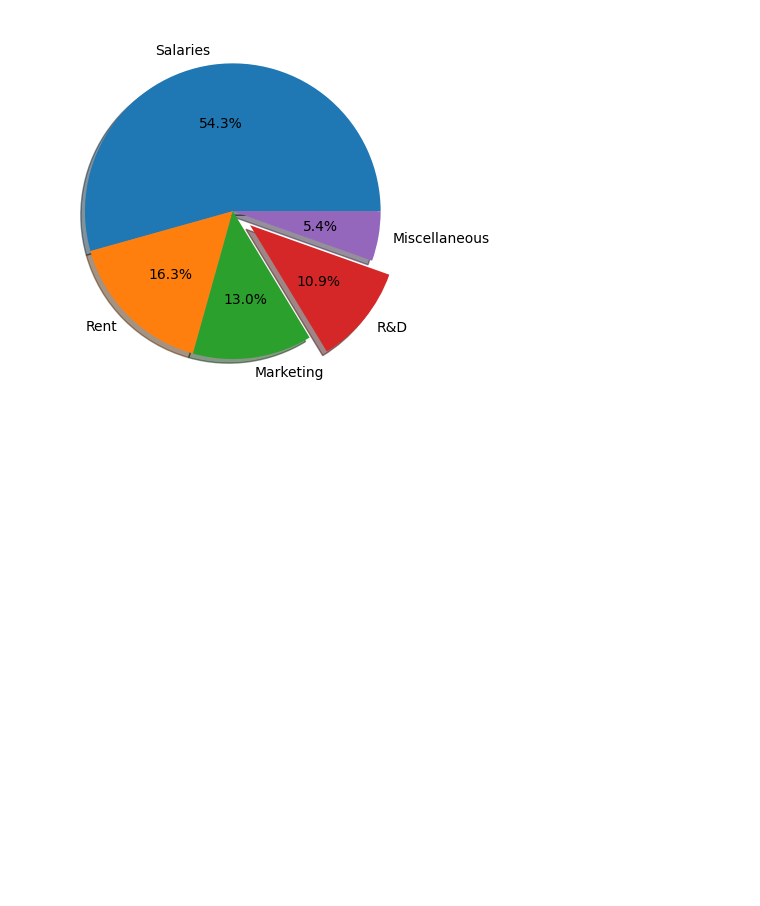
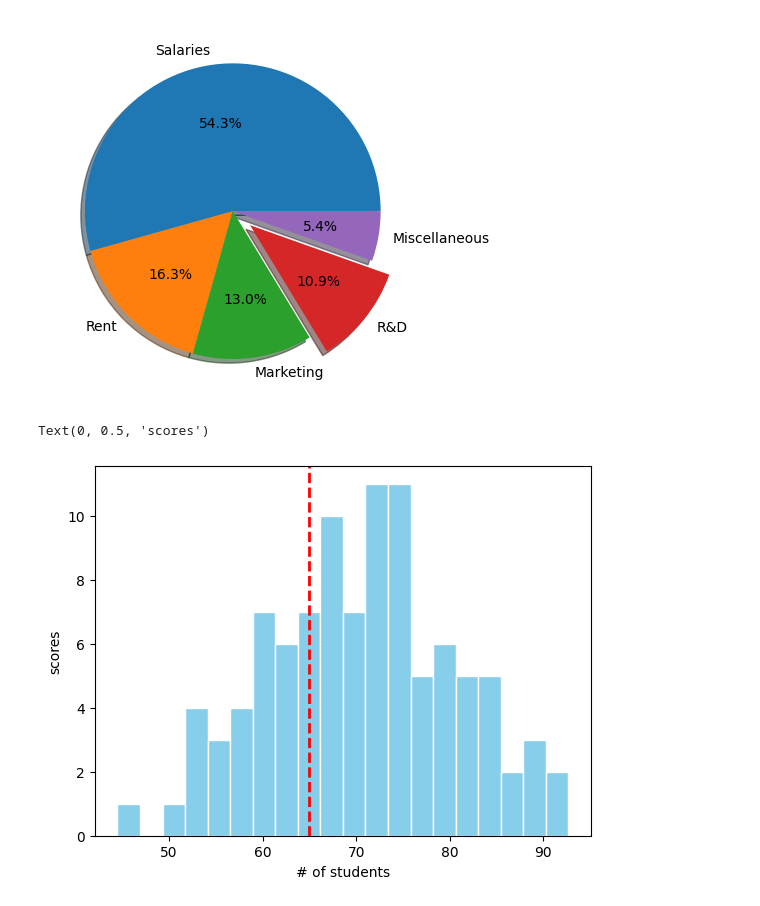
Before and after one commit to ToushifAlam/Prime-AI-ML-, a Jupyter notebook: Lectures/Data/matplotlib_tutorial.ipynb, the cells around one changed output. Saved outputs shown, nothing was run; the diff lists cells and outputs as text; code cells hidden in the pictures; blank space fills up the shorter version.

Commit message:
Data Visualization Part 2

```diff
--- a/Lectures/Data/matplotlib_tutorial.ipynb
+++ b/Lectures/Data/matplotlib_tutorial.ipynb
@@ -128,3 +128,25 @@ plt.pie(amounts, labels=expenses, autopct="%1.1f%%", explode=explode, shadow=Tru
   Text(0.5817833896915942, -0.47331605453328823, '10.9%'),
   Text(0.5912756833219354, -0.10194638940236392, '5.4%')])
 [figure]
+# %%
+# Histogram
+
+import numpy as np
+import matplotlib.pyplot as plt
+
+np.random.seed(0)
+scores = np.random.normal(70, 10, 100) # normal distribution
+
+plt.hist(scores, color="skyblue", edgecolor="white", bins=20)
+plt.axvline(
+    x=65,
+    label="Passing marks(33)",
+    color="red",
+    linewidth="2",
+    linestyle="--"
+)
+plt.xlabel("# of students")
+plt.ylabel("scores")
+# %% [output]
+Text(0, 0.5, 'scores')
+[figure, added]
```
Also changed, not shown: parts of 9 cells of this notebook, 5 other files.
